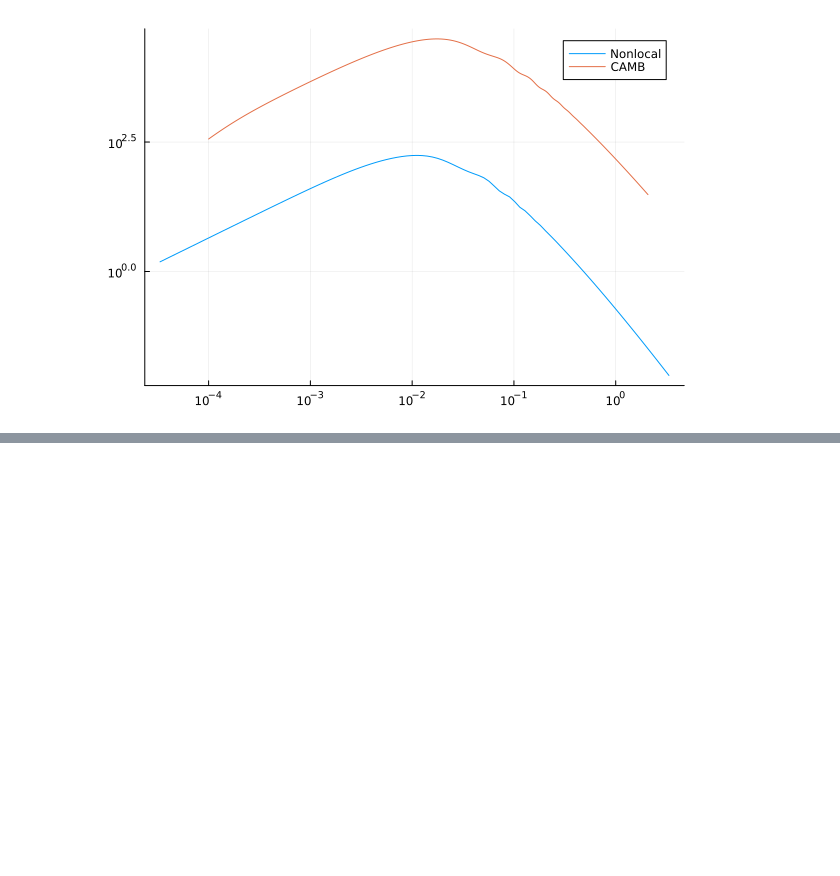
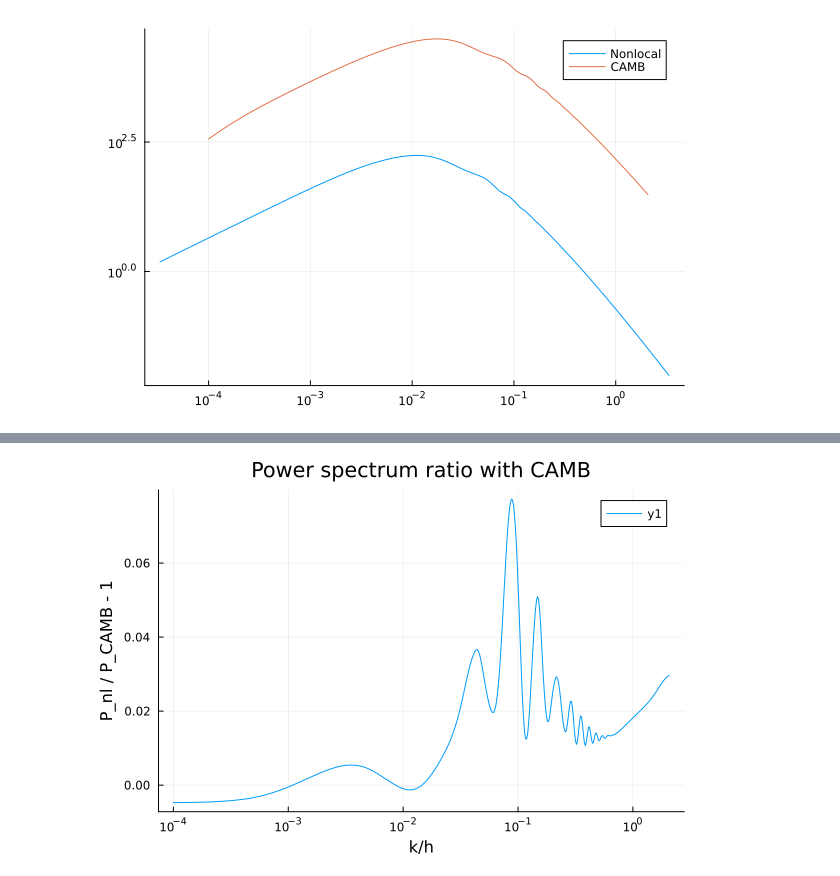
Before and after one commit to Reverse-Pyramid/Nonlocal-21cm-Cosmology, a Jupyter notebook: Nonlocal_21cm/Testing/test.ipynb, the cells around one changed output, grey strips where cells are left out. Drawn from its saved outputs; the diff is of its cells as text; code cells hidden in the pictures; blank space fills up the shorter version.

```diff
--- a/Nonlocal_21cm/Testing/test.ipynb
+++ b/Nonlocal_21cm/Testing/test.ipynb
@@ -52,0 +62,4 @@ PF.PS_ratio_plot()
+# %%
+PF.PS_ratio_ratio_plot()
+# %% [output]
+[figure, added]
```
Also changed, not shown: parts of 5 cells of this notebook, 3 other files.
